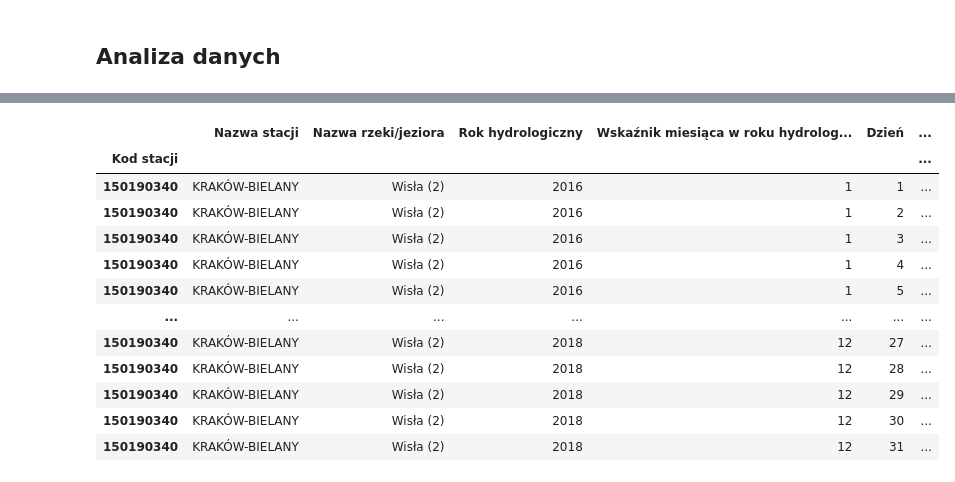
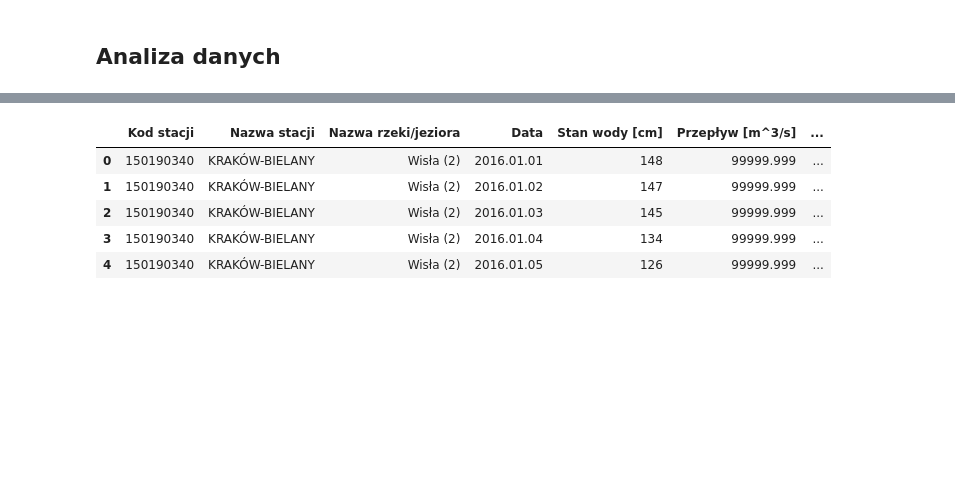
Before and after one commit to f1lem0n/vistula-level, a Jupyter notebook: main.ipynb, the cells around one changed output, grey strips where cells are left out. Cells and saved outputs as stored; diff of their text form; code cells hidden in the pictures; blank space fills up the shorter version.

```diff
--- a/main.ipynb
+++ b/main.ipynb
@@ -28,54 +29,59 @@ def unpack(files: list) -> list:
 # %%
 start_time = time.time()
 codz_names = (
-                'Kod stacji',
-                'Nazwa stacji',
-                'Nazwa rzeki/jeziora',
-                'Rok hydrologiczny',
-                'Wskaźnik miesiąca w roku hydrologicznym',
-                'Dzień',
-                'Stan wody [cm]',
-                'Przepływ [m^3/s]',
-                'Temperatura wody [st. C]',
-                'Miesiąc kalendarzowy'
+    'Kod stacji',
+    'Nazwa stacji',
+    'Nazwa rzeki/jeziora',
+    'Rok hydrologiczny',
+    'Wskaźnik miesiąca w roku hydrologicznym',
+    'Dzień',
+    'Stan wody [cm]',
+    'Przepływ [m^3/s]',
+    'Temperatura wody [st. C]',
+    'Miesiąc kalendarzowy'
 )
 
 zjaw_names = (
-            'Kod stacji',
-            'Nazwa stacji',
-            'Nazwa rzeki/jeziora',
-            'Rok hydrologiczny',
-            'Wskaźnik miesiąca w roku hydrologicznym',
-            'Dzień',
-            'Grubość lodu [cm]',
-            'Kod zjawiska lodowego',
-            'Procent udziału zjawiska lodowego / 10',
-            'Kod zarastania'
+    'Kod stacji',
+    'Nazwa stacji',
+    'Nazwa rzeki/jeziora',
+    'Rok hydrologiczny',
+    'Wskaźnik miesiąca w roku hydrologicznym',
+    'Dzień',
+    'Grubość lodu [cm]',
+    'Kod zjawiska lodowego',
+    'Procent udziału zjawiska lodowego / 10',
+    'Kod zarastania'
 )
 KRK_BIELANY = pd.DataFrame()
+dates = []
 for file in unpack(zip_files):
     if 'codz_' in file:
         df = pd.read_csv(
             file,
             encoding='windows-1250',
-            index_col='Kod stacji',
             names=codz_names
         )
+
         krk_bielany = df[df['Nazwa stacji'] == 'KRAKÓW-BIELANY']
-        KRK_BIELANY = pd.concat([KRK_BIELANY, krk_bielany])
+
+        KRK_BIELANY = pd.concat([KRK_BIELANY, krk_bielany], ignore_index=True)
+
+for idx, row in enumerate(KRK_BIELANY['Rok hydrologiczny']):
+    date = f"{row}.{KRK_BIELANY['Wskaźnik miesiąca w roku hydrologicznym'][idx]:02d}.{KRK_BIELANY['Dzień'][idx]:02d}"
+    dates.append(date)
+KRK_BIELANY.insert(value=dates, column='Data', loc=3)
+
+KRK_BIELANY = KRK_BIELANY.drop(
+    axis=1,
+    labels=[
+        'Rok hydrologiczny',
+        'Wskaźnik miesiąca w roku hydrologicznym',
+        'Dzień',
+        'Miesiąc kalendarzowy'
+    ]
+)
+
 print(f'execution time: {time.time() - start_time} s')
-KRK_BIELANY
-
-# value 9999 in df['Stan wody'] = NaN
-# value 99.9 in df['Temperatura wody [st. C]'] = NaN
-# value 99999.999 in df['Przepływ [m^3/s]'] = NaN
-
-    # elif 'zjaw_' in file:
-    #     continue
-    #     df = pd.read_csv(
-    #         file,
-    #         encoding='windows-1250',
-    #         index_col='Kod stacji',
-    #         names=zjaw_names
-    #     )
+KRK_BIELANY.head()
 # %% [output]
@@ -83,13 +89,6 @@ execution time: 2.1136205196380615 s
-|  | Nazwa stacji | Nazwa rzeki/jeziora | Rok hydrologiczny | Wskaźnik miesiąca w roku hydrolog... | Dzień | ... |
-| Kod stacji |  |  |  |  |  | ... |
-| 150190340 | KRAKÓW-BIELANY | Wisła (2) | 2016 | 1 | 1 | ... |
-| 150190340 | KRAKÓW-BIELANY | Wisła (2) | 2016 | 1 | 2 | ... |
-| 150190340 | KRAKÓW-BIELANY | Wisła (2) | 2016 | 1 | 3 | ... |
-| 150190340 | KRAKÓW-BIELANY | Wisła (2) | 2016 | 1 | 4 | ... |
-| 150190340 | KRAKÓW-BIELANY | Wisła (2) | 2016 | 1 | 5 | ... |
-| ... | ... | ... | ... | ... | ... | ... |
-| 150190340 | KRAKÓW-BIELANY | Wisła (2) | 2018 | 12 | 27 | ... |
-| 150190340 | KRAKÓW-BIELANY | Wisła (2) | 2018 | 12 | 28 | ... |
-| 150190340 | KRAKÓW-BIELANY | Wisła (2) | 2018 | 12 | 29 | ... |
-| 150190340 | KRAKÓW-BIELANY | Wisła (2) | 2018 | 12 | 30 | ... |
-| 150190340 | KRAKÓW-BIELANY | Wisła (2) | 2018 | 12 | 31 | ... |
+|  | Kod stacji | Nazwa stacji | Nazwa rzeki/jeziora | Data | Stan wody [cm] | Przepływ [m^3/s] | ... |
+| 0 | 150190340 | KRAKÓW-BIELANY | Wisła (2) | 2016.01.01 | 148 | 99999.999 | ... |
+| 1 | 150190340 | KRAKÓW-BIELANY | Wisła (2) | 2016.01.02 | 147 | 99999.999 | ... |
+| 2 | 150190340 | KRAKÓW-BIELANY | Wisła (2) | 2016.01.03 | 145 | 99999.999 | ... |
+| 3 | 150190340 | KRAKÓW-BIELANY | Wisła (2) | 2016.01.04 | 134 | 99999.999 | ... |
+| 4 | 150190340 | KRAKÓW-BIELANY | Wisła (2) | 2016.01.05 | 126 | 99999.999 | ... |
```
Also changed, not shown: parts of 3 cells of this notebook.
